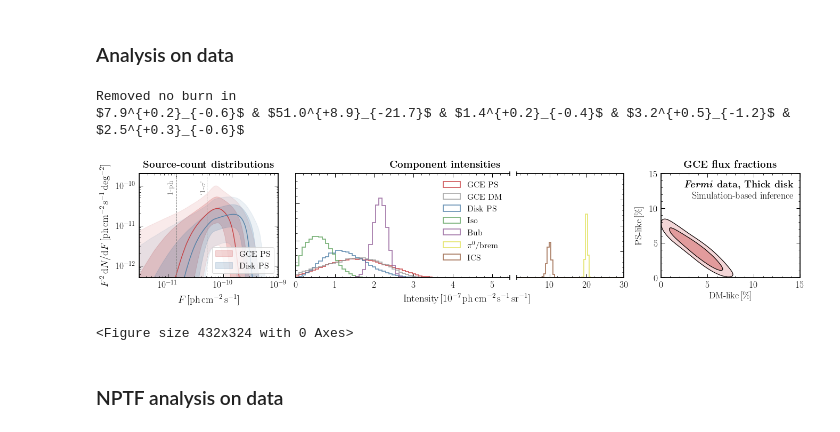
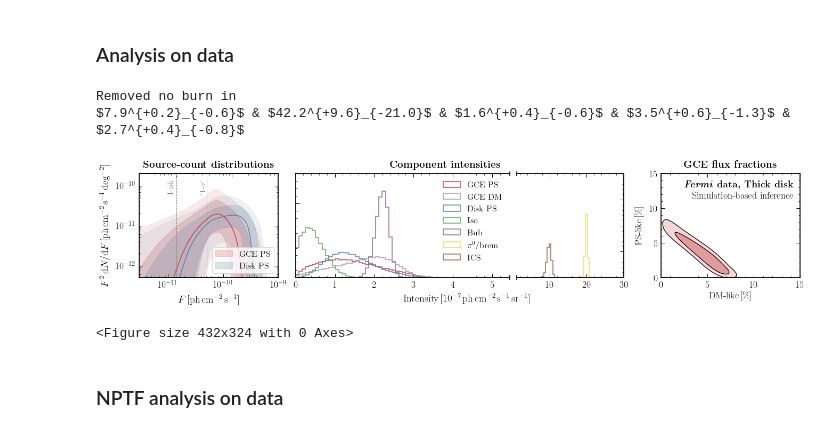
Before and after one commit to smsharma/fermi-gce-flows, a Jupyter notebook: notebooks/02_02_analysis_variations.ipynb, the cells around one changed output. Cells and saved outputs as stored; diff of their text form; code cells hidden in the pictures.

```diff
--- a/notebooks/02_02_analysis_variations.ipynb
+++ b/notebooks/02_02_analysis_variations.ipynb
@@ -255,8 +257,8 @@ n_samples = 50000
 # %% [markdown]
 ### Analysis on data
 # %%
-run_id = 'f0728b492c09438b9f0044b0e62ab189'
-density_estimator = mlflow.pytorch.load_model('../data/logs/mlruns//0/' + run_id + '/artifacts/density_estimator')
+run_id = '766d29ab970b4de4baca238d37bbf6ee'
+density_estimator = mlflow.pytorch.load_model('../data/logs/mlruns//11/' + run_id + '/artifacts/density_estimator')
 # %%
 coeff_ary = [0.]
 x_test = torch.Tensor(np.array([get_signal_injection(coeff, mask=hp_mask).detach().numpy() for coeff in coeff_ary]))
@@ -268,18 +268,34 @@ temps_ps = hp.reorder([temp_gce / rescale, temp_dsk_thk / rescale], r2n=True)
+# %%
+poiss_labels = [r"Iso", r"Bub", r"3FGL", r"$\pi^0$/brem", r"ICS"]
+ps_labels = [r"GCE PS", r"Disk PS"]
+temps_poiss = hp.reorder([temp_iso, temp_bub, temp_psc, temp_mO_pibrem, temp_mO_ics], r2n=True)
+temps_ps = hp.reorder([temp_gce / rescale, temp_dsk_thk / rescale], r2n=True)
+
+temps_poiss_sim = hp.reorder(([temp_gce, temp_iso, temp_bub, temp_psc, temp_mO_pibrem, temp_mO_ics]), r2n=True)
+temps_ps_sim = hp.reorder(([temp_gce / rescale, temp_dsk_thk / rescale]), r2n=True)
+
+temps_dict = {'fermi_exp':fermi_exp,
+ 'temps_ps':temps_ps,
+ 'temps_ps_sim':temps_ps_sim,
+ 'ps_labels':ps_labels,
+ 'temps_poiss':temps_poiss,
+ 'temps_poiss_sim':temps_poiss_sim,
+ 'poiss_labels':poiss_labels}
 # %%
 x_presimulated = torch.Tensor(data_map).unsqueeze(1)
 x_aux_presimulated = torch.Tensor(aux)
 
 posterior = inference_inst.build_posterior(prior, density_estimator)
 
 x_test = torch.cat([x_presimulated, x_aux_presimulated], axis=-1)
 
 make_plot(posterior=posterior, x_test=x_test, theta_test=None, roi_sim=roi_sim, roi_normalize=roi_mask_norm, \
-          roi_counts_normalize=roi_mask_norm, is_data=True, signal_injection=True, figsize=(24 / 1.3, 5 / 1.3), save_filename="../paper/plots/data_fid_sbi_thick.pdf", n_samples=n_samples, \
+          roi_counts_normalize=roi_mask_norm, is_data=True, signal_injection=True, figsize=(24 / 1.3, 5 / 1.3), save_filename="../paper/journal-v1/plots/data_fid_sbi_thick.pdf", n_samples=n_samples, \
           temps_dict=temps_dict, sub1=r"\bf{\emph{Fermi} data, Thick disk}", sub2=r"Simulation-based inference")
 # %% [output]
 Removed no burn in
-$7.9^{+0.2}_{-0.6}$ & $51.0^{+8.9}_{-21.7}$ & $1.4^{+0.2}_{-0.4}$ & $3.2^{+0.5}_{-1.2}$ & $2.5^{+0.3}_{-0.6}$
+$7.9^{+0.2}_{-0.6}$ & $42.2^{+9.6}_{-21.0}$ & $1.6^{+0.4}_{-0.6}$ & $3.5^{+0.6}_{-1.3}$ & $2.7^{+0.4}_{-0.8}$
-[figure, old version]
+[figure, new version]
 <Figure size 432x324 with 0 Axes>
 # %% [markdown]
 ### NPTF analysis on data
```
Also changed, not shown: parts of 6 cells of this notebook, 34 other files.
